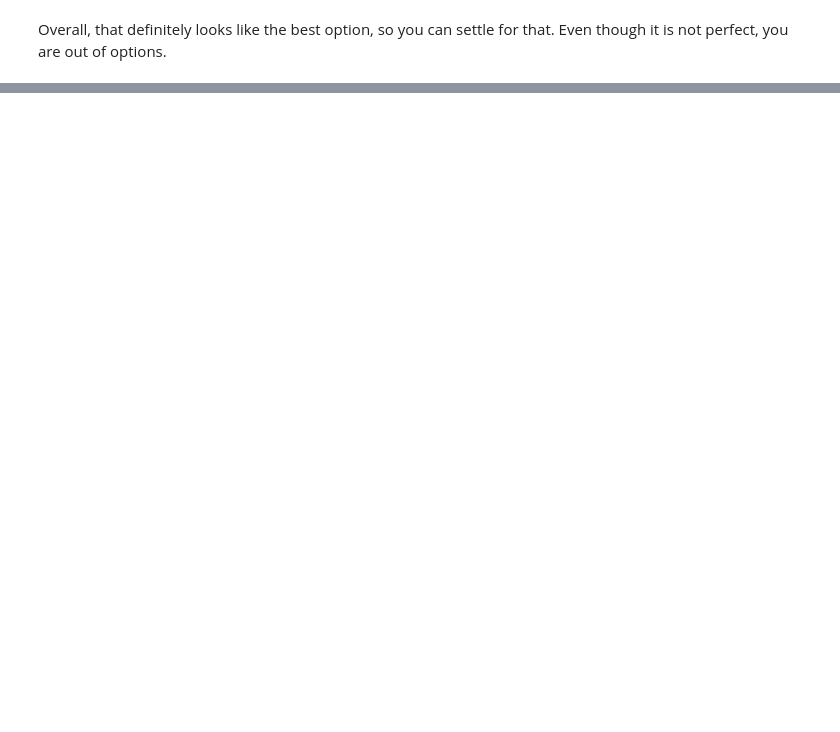
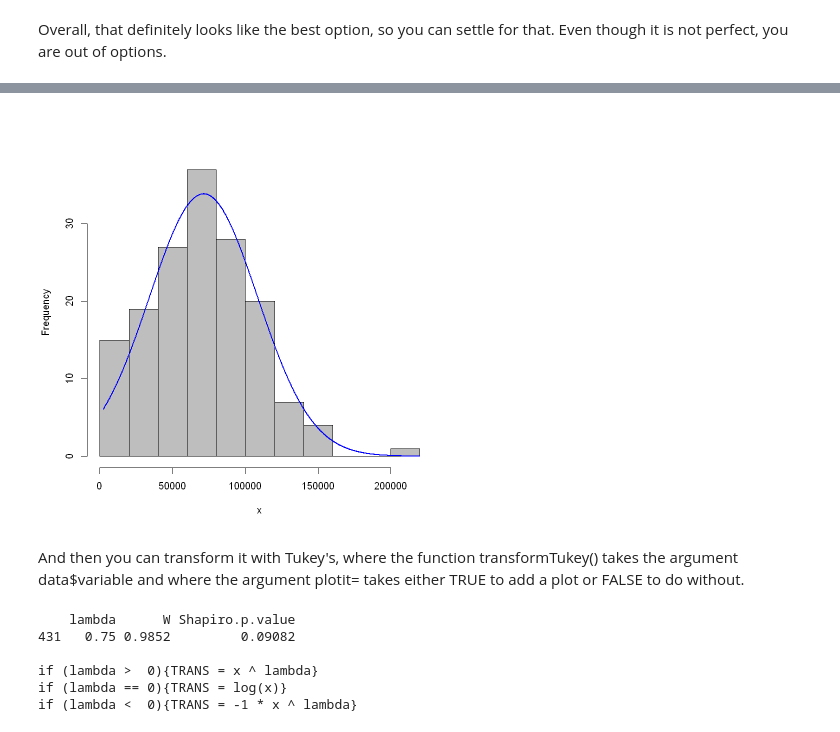
Before and after one commit to nhardemandata/CurriculumPlayground, a Jupyter notebook: notebooks/DSO105 Intermediate Stats L2 - R.ipynb, the cells around one changed output, grey strips where cells are left out. Cells and saved outputs as stored; diff of their text form; code cells hidden in the pictures; blank space fills up the shorter version.

```diff
--- a/notebooks/DSO105 Intermediate Stats L2 - R.ipynb
+++ b/notebooks/DSO105 Intermediate Stats L2 - R.ipynb
@@ -151,0 +162,3 @@ Overall, that definitely looks like the best option, so you can settle for that.
+# %%
+cruise_ship = read.csv('../datasets/cruise_ship.csv')
+## had to delete extra sheets inside cruise_ship.xlsx and change to a .csv
@@ -151,0 +177,15 @@ Overall, that definitely looks like the best option, so you can settle for that.
+# %%
+plotNormalHistogram(cruise_ship$Tonnage)
+# %% [output]
+[figure, added]
+# %% [markdown]
+And then you can transform it with Tukey's, where the function transformTukey() takes the argument data$variable and where the argument plotit= takes either TRUE to add a plot or FALSE to do without.
+# %%
+cruise_ship$TonnageTUK <- transformTukey(cruise_ship$Tonnage, plotit=FALSE)
+# %% [output]
+    lambda      W Shapiro.p.value
+431   0.75 0.9852         0.09082
+
+if (lambda >  0){TRANS = x ^ lambda}
+if (lambda == 0){TRANS = log(x)}
+if (lambda <  0){TRANS = -1 * x ^ lambda}
```
Also changed, not shown: parts of 43 cells of this notebook, 10 other files.
